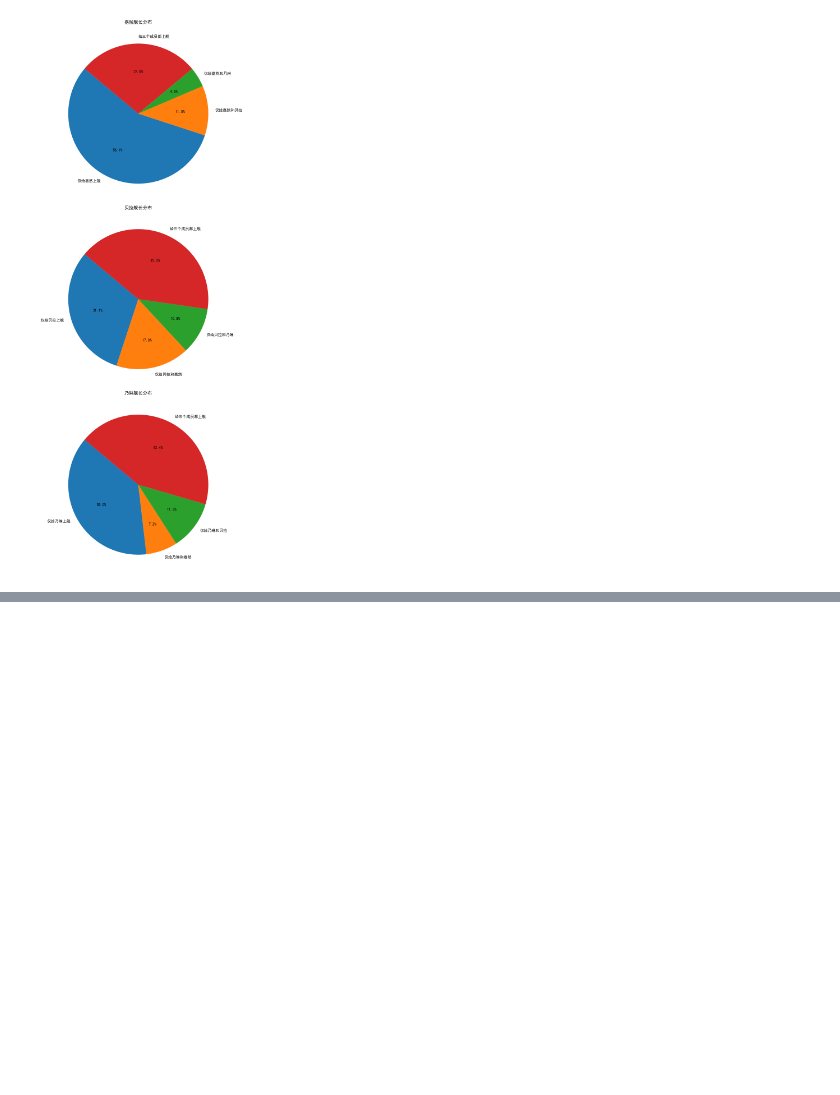
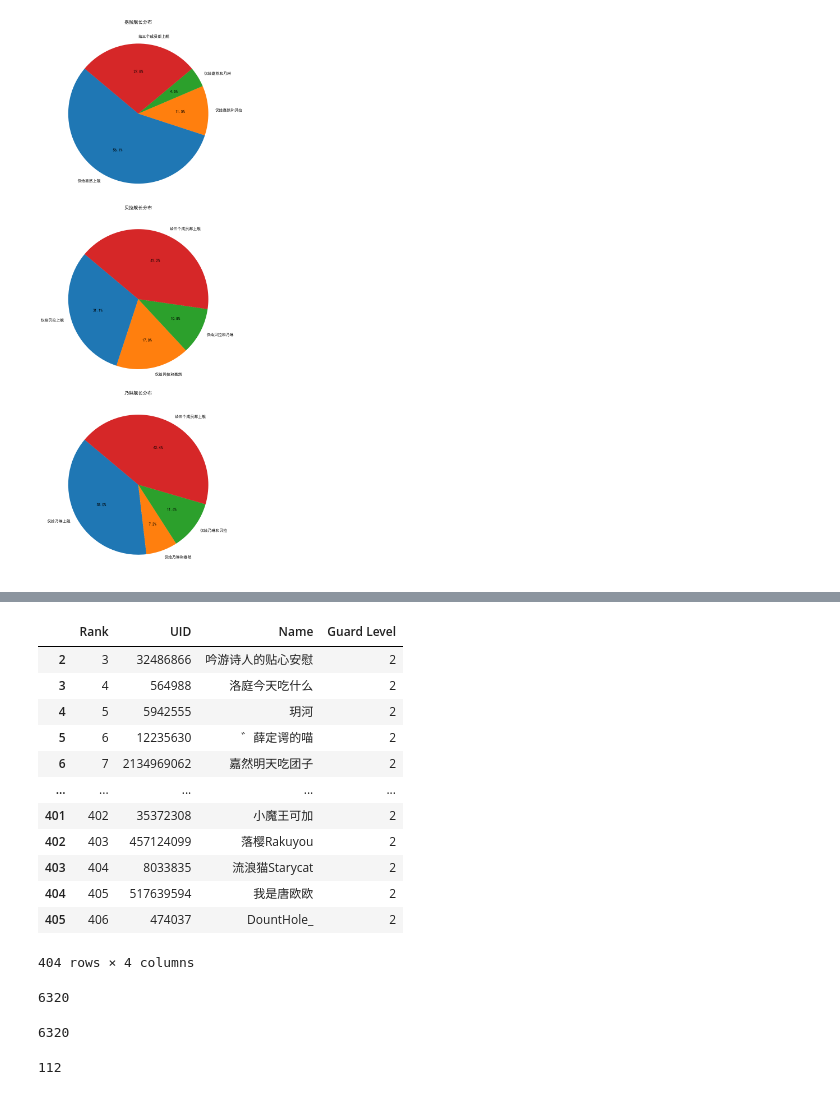
Before and after one commit to VictorAZ12/as-24-captains, a Jupyter notebook: 24生日会数据分析.ipynb, the cells around one changed output, grey strips where cells are left out. Drawn from its saved outputs; the diff is of its cells as text; code cells hidden in the pictures; blank space fills up the shorter version.

```diff
--- a/24生日会数据分析.ipynb
+++ b/24生日会数据分析.ipynb
@@ -488,0 +493,16 @@ plt.show()
+# %%
+diana_df[diana_df['Guard Level'] == 2]
+# %% [output]
+|  | Rank | UID | Name | Guard Level |
+| 2 | 3 | 32486866 | 吟游诗人的贴心安慰 | 2 |
+| 3 | 4 | 564988 | 洛庭今天吃什么 | 2 |
+| 4 | 5 | 5942555 | 玥河 | 2 |
+| 5 | 6 | 12235630 | ゛薛定谔的喵 | 2 |
+| 6 | 7 | 2134969062 | 嘉然明天吃团子 | 2 |
+| ... | ... | ... | ... | ... |
+| 401 | 402 | 35372308 | 小魔王可加 | 2 |
+| 402 | 403 | 457124099 | 落樱Rakuyou | 2 |
+| 403 | 404 | 8033835 | 流浪猫Starycat | 2 |
+| 404 | 405 | 517639594 | 我是唐欧欧 | 2 |
+| 405 | 406 | 474037 | DountHole_ | 2 |
+404 rows × 4 columns
@@ -488,0 +522,14 @@ plt.show()
+# %%
+len(kanjo_diana) + len(teitoku_diana) + len(soutoku_diana)
+# %% [output]
+6320
+# %%
+len(diana_df)
+# %% [output]
+6320
+# %%
+# 给嘉然乃琳贝拉均上提督
+teitoku_all = set(teitoku_diana['UID']) & set(teitoku_eileen['UID']) & set(teitoku_bella['UID'])
+len(teitoku_all)
+# %% [output]
+112
```
Also changed, not shown: parts of 19 cells of this notebook.
